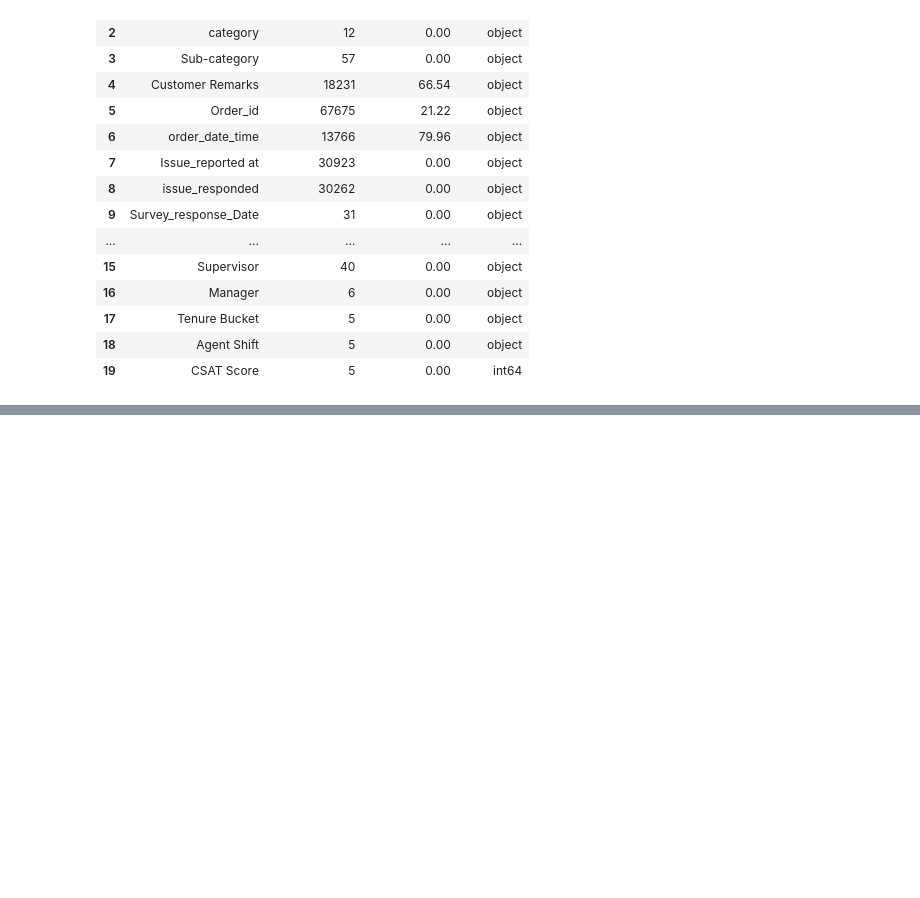
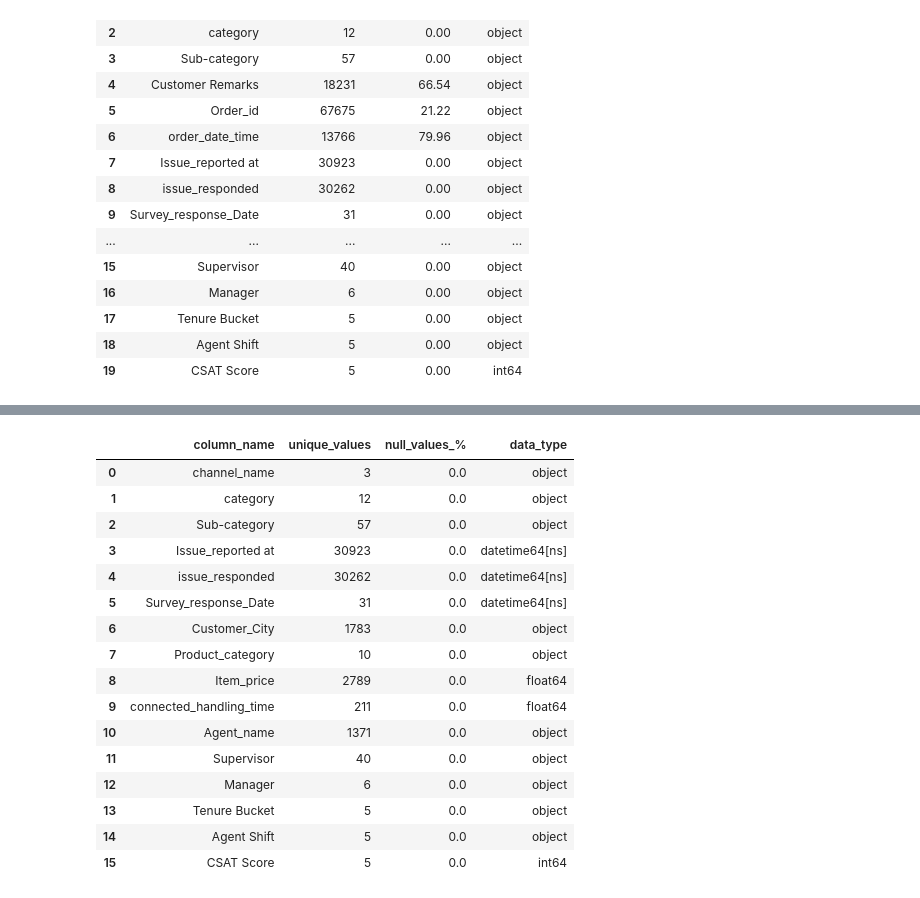
Before and after one commit to sharath199324/DeepCSAT--E-Commerce-Customer-Satisfaction-Score-Prediction-main, a Jupyter notebook: CSAT_ANN.ipynb, the cells around one changed output, grey strips where cells are left out. Drawn from its saved outputs; the diff is of its cells as text; code cells hidden in the pictures; blank space fills up the shorter version.

```diff
--- a/CSAT_ANN.ipynb
+++ b/CSAT_ANN.ipynb
@@ -174,0 +183,4 @@ analysis_df
+# %%
+#Dropping not needed variables
+df1=df.drop(["Unique id","Customer Remarks","Order_id","order_date_time"],axis=1)
+df1.sample(n=2)
@@ -174,0 +191,6 @@ analysis_df
+# %%
+#Replacing object dtype to timestamp dtype
+col=['Issue_reported at','issue_responded','Survey_response_Date']
+for i in col:
+    df1[i]=pd.to_datetime(df1[i],dayfirst=True)
+    print(i,": dtype =",df1[i].dtype)
@@ -174,0 +201,9 @@ analysis_df
+# %%
+#Replacing null value according to needs
+for i in df1.columns:
+    if (df1[i].isnull().sum()>0 and df1[i].dtype=="object"):
+        df1[i].fillna("Unknown",inplace=True)
+        print(i, "Variable has object dtype, so it got Replace its null values to Unknown \n")
+    elif (df1[i].isnull().sum()>0 and df1[i].dtype=="float64"):
+        df1[i].fillna(df1[i].median(),inplace=True)
+        print(i, "Variable has float dtype, so it got Replace its null values to columns median value \n")
@@ -174,0 +218,25 @@ analysis_df
+# %%
+# finding null values and unique value counts
+null_values1= round(df1.isnull().sum() * 100 / len(df),2)
+unique_values1=df1.nunique()
+analysis_df1 = pd.DataFrame({'column_name': df1.columns,"unique_values": unique_values1,'null_values_%': null_values1,"data_type":df1.dtypes})
+analysis_df1.reset_index(drop=True,inplace=True)
+analysis_df1
+# %% [output]
+|  | column_name | unique_values | null_values_% | data_type |
+| 0 | channel_name | 3 | 0.0 | object |
+| 1 | category | 12 | 0.0 | object |
+| 2 | Sub-category | 57 | 0.0 | object |
+| 3 | Issue_reported at | 30923 | 0.0 | datetime64[ns] |
+| 4 | issue_responded | 30262 | 0.0 | datetime64[ns] |
+| 5 | Survey_response_Date | 31 | 0.0 | datetime64[ns] |
+| 6 | Customer_City | 1783 | 0.0 | object |
+| 7 | Product_category | 10 | 0.0 | object |
+| 8 | Item_price | 2789 | 0.0 | float64 |
+| 9 | connected_handling_time | 211 | 0.0 | float64 |
+| 10 | Agent_name | 1371 | 0.0 | object |
+| 11 | Supervisor | 40 | 0.0 | object |
+| 12 | Manager | 6 | 0.0 | object |
+| 13 | Tenure Bucket | 5 | 0.0 | object |
+| 14 | Agent Shift | 5 | 0.0 | object |
+| 15 | CSAT Score | 5 | 0.0 | int64 |
```
Also changed, not shown: parts of 6 cells of this notebook.
